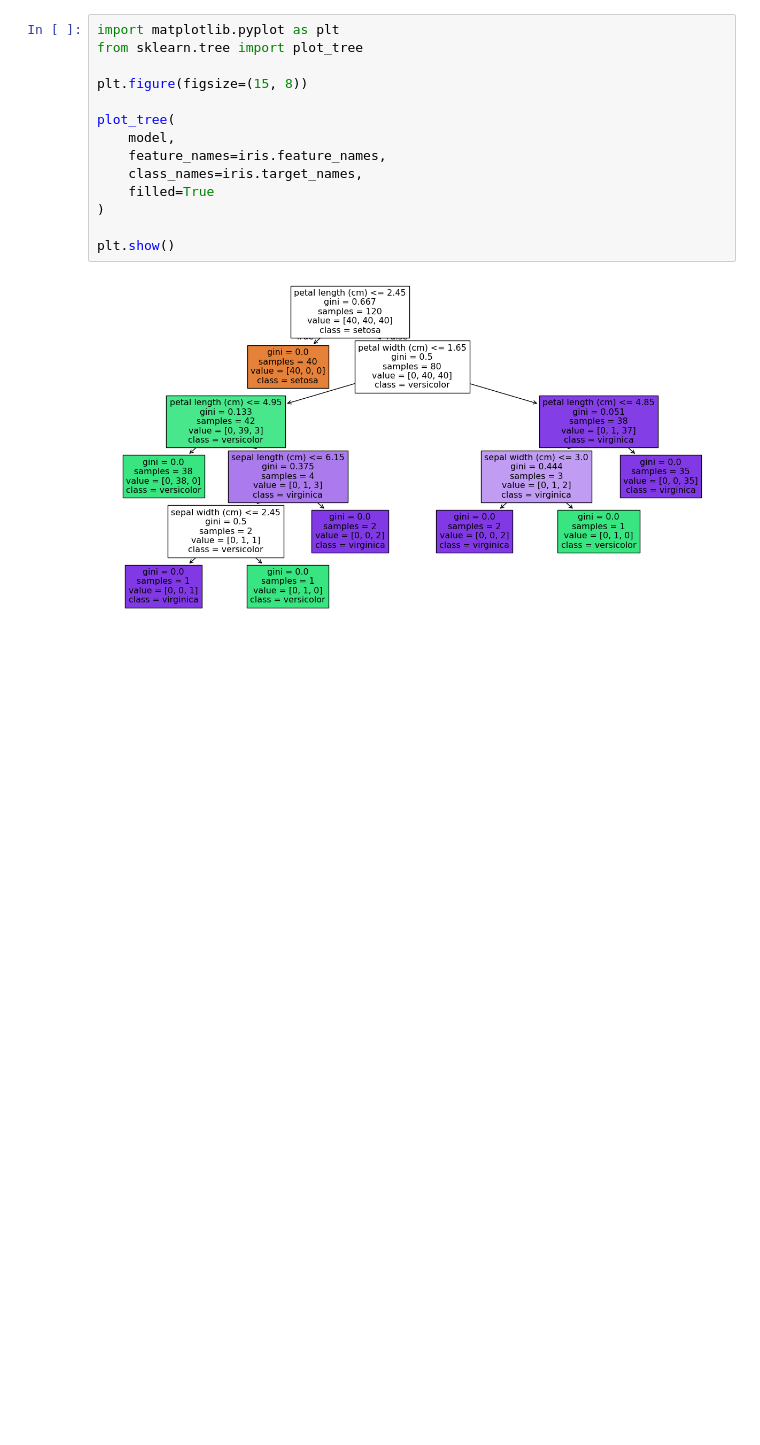
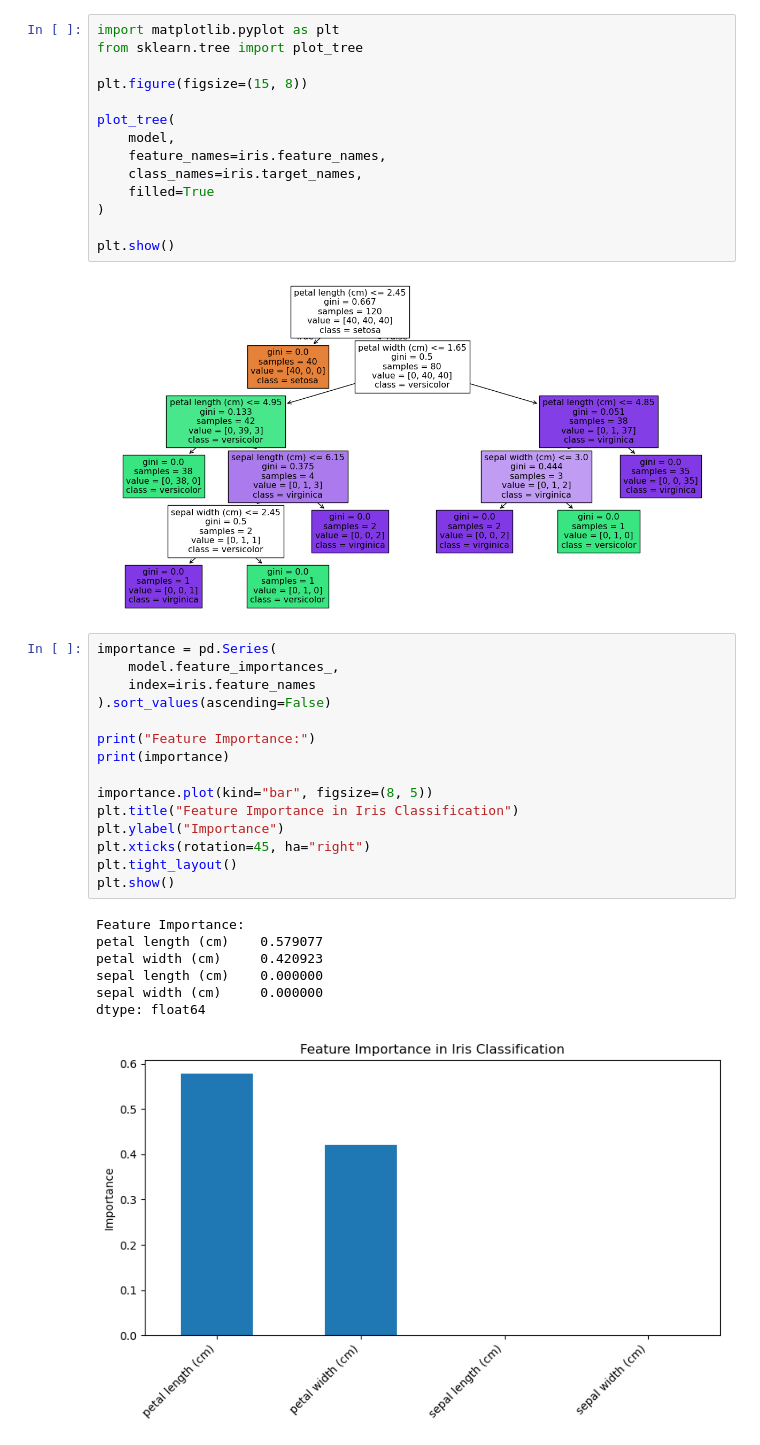
Before and after one commit to homayra-erin/CodeAlpha_Tasks, a Jupyter notebook: CodeAlpha_IRIS_Flower_Classification.ipynb, the cells around one changed output. Cells and saved outputs as stored; diff of their text form; blank space fills up the shorter version.

```diff
--- a/CodeAlpha_IRIS_Flower_Classification.ipynb
+++ b/CodeAlpha_IRIS_Flower_Classification.ipynb
@@ -141,3 +262,26 @@ plot_tree(
 plt.show()
 # %% [output]
 [figure]
+# %%
+importance = pd.Series(
+    model.feature_importances_,
+    index=iris.feature_names
+).sort_values(ascending=False)
+
+print("Feature Importance:")
+print(importance)
+
+importance.plot(kind="bar", figsize=(8, 5))
+plt.title("Feature Importance in Iris Classification")
+plt.ylabel("Importance")
+plt.xticks(rotation=45, ha="right")
+plt.tight_layout()
+plt.show()
+# %% [output]
+Feature Importance:
+petal length (cm)    0.579077
+petal width (cm)     0.420923
+sepal length (cm)    0.000000
+sepal width (cm)     0.000000
+dtype: float64
+[figure, added]
```
Also changed, not shown: parts of 13 cells of this notebook.
